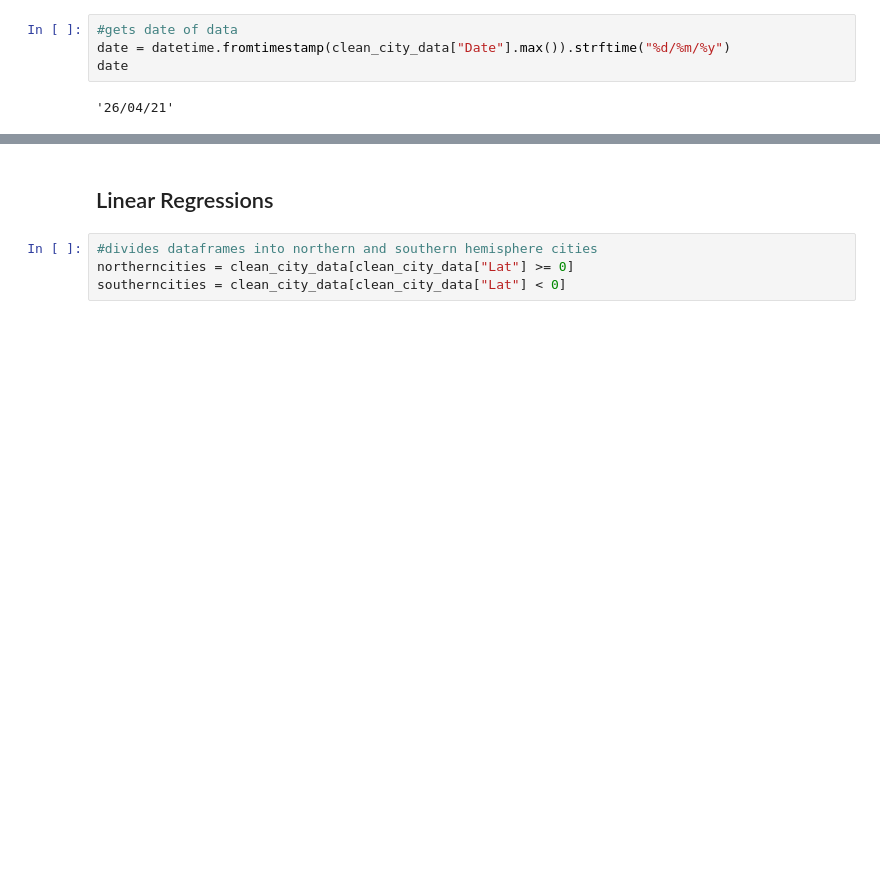
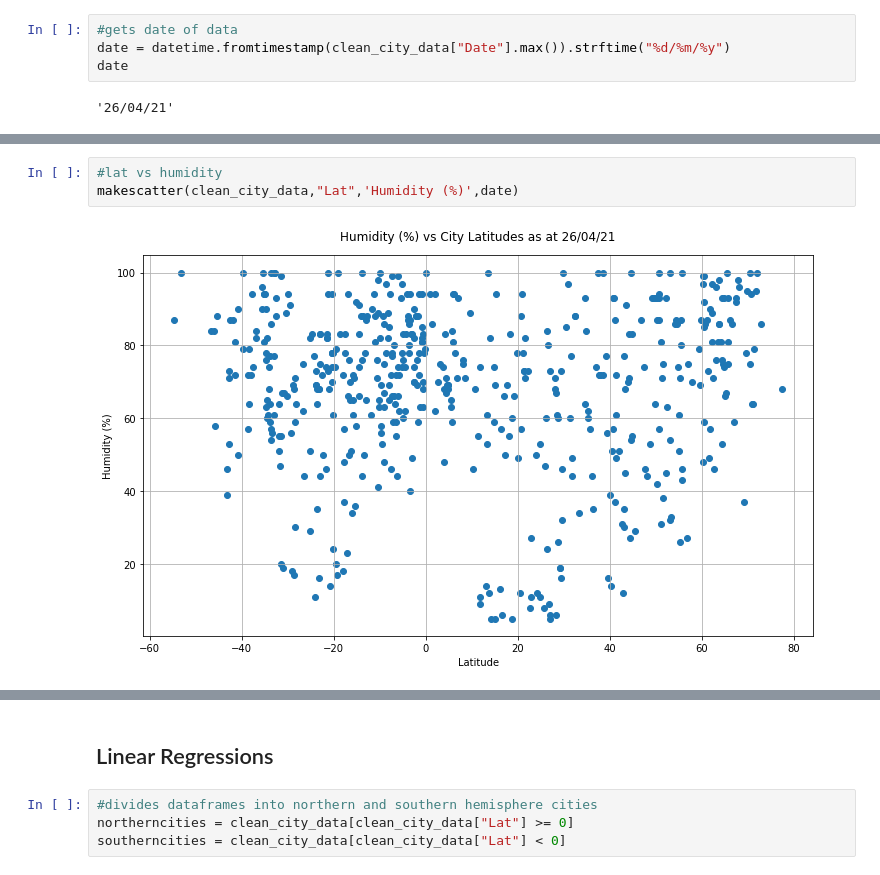
Before and after one commit to FernB/Python_API_Homework, a Jupyter notebook: WeatherPy/WeatherPy.ipynb, the cells around one changed output, grey strips where cells are left out. Saved outputs shown, nothing was run; the diff lists cells and outputs as text; blank space fills up the shorter version.

```diff
--- a/WeatherPy/WeatherPy.ipynb
+++ b/WeatherPy/WeatherPy.ipynb
@@ -251,0 +209,5 @@ plt.show()
+# %%
+#lat vs humidity
+makescatter(clean_city_data,"Lat",'Humidity (%)',date)
+# %% [output]
+[figure, added]
```
Also changed, not shown: parts of 34 cells of this notebook, 24 other files.
